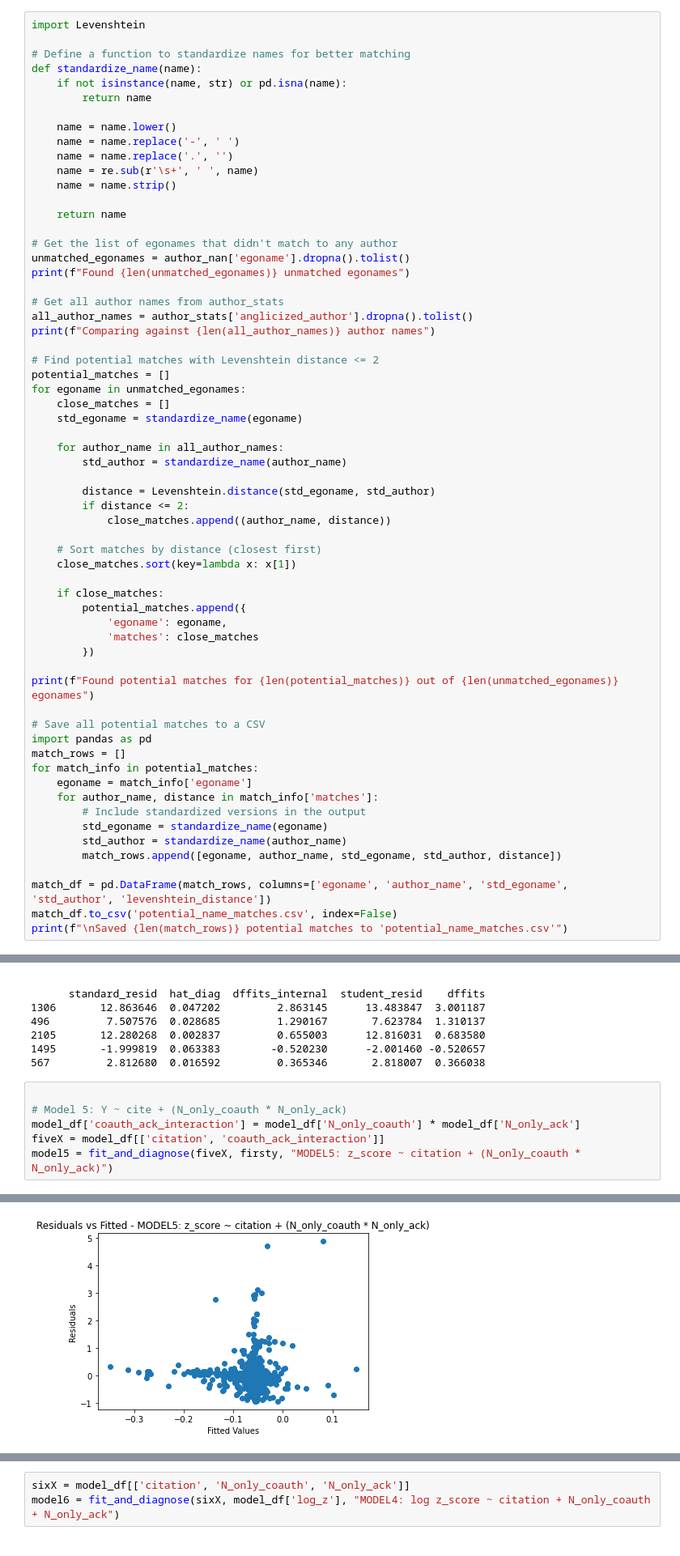
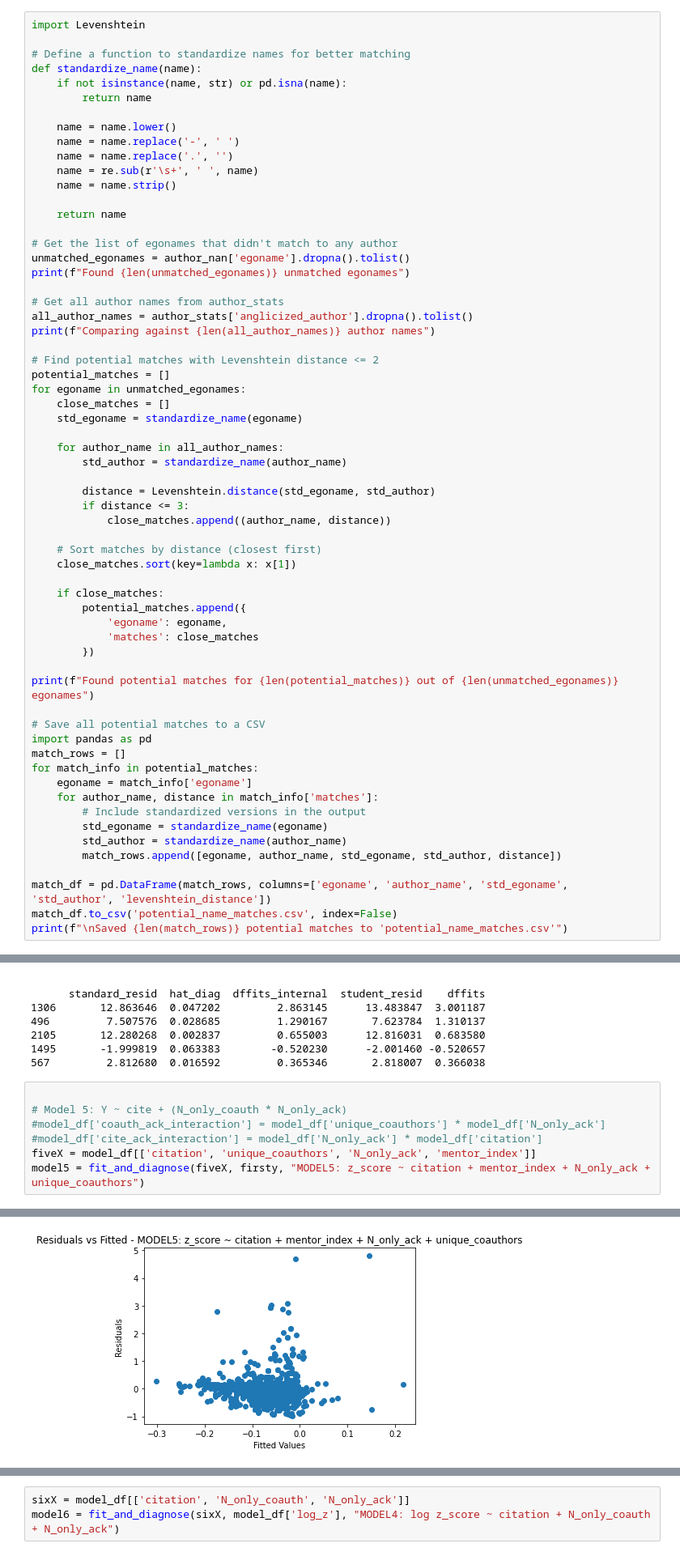
Before and after one commit to akshue27/acknowledgements, a Jupyter notebook: attemptedmerge.ipynb, the cells around one changed output, grey strips where cells are left out. Shown at 81% size. Cells and saved outputs as stored; diff of their text form.

```diff
--- a/attemptedmerge.ipynb
+++ b/attemptedmerge.ipynb
@@ -1720,7 +1720,7 @@ for egoname in unmatched_egonames:
         std_author = standardize_name(author_name)
 
         distance = Levenshtein.distance(std_egoname, std_author)
-        if distance <= 2:
+        if distance <= 3:
             close_matches.append((author_name, distance))
 
     # Sort matches by distance (closest first)
@@ -2991,7 +3064,8 @@ Top 5 influential points (Cook's Distance):
 # %%
 
 # Model 5: Y ~ cite + (N_only_coauth * N_only_ack)
-model_df['coauth_ack_interaction'] = model_df['N_only_coauth'] * model_df['N_only_ack']
-fiveX = model_df[['citation', 'coauth_ack_interaction']]
-model5 = fit_and_diagnose(fiveX, firsty, "MODEL5: z_score ~ citation + (N_only_coauth * N_only_ack)")
+#model_df['coauth_ack_interaction'] = model_df['unique_coauthors'] * model_df['N_only_ack']
+#model_df['cite_ack_interaction'] = model_df['N_only_ack'] * model_df['citation']
+fiveX = model_df[['citation', 'unique_coauthors', 'N_only_ack', 'mentor_index']]
+model5 = fit_and_diagnose(fiveX, firsty, "MODEL5: z_score ~ citation + mentor_index + N_only_ack + unique_coauthors")
 # %% [output]
@@ -3020 +3089 @@ See the caveats in the documentation: https://pandas.pydata.org/pandas-docs/stab
-[figure, old version]
+[figure, new version]
```
Also changed, not shown: parts of 6 cells of this notebook.
